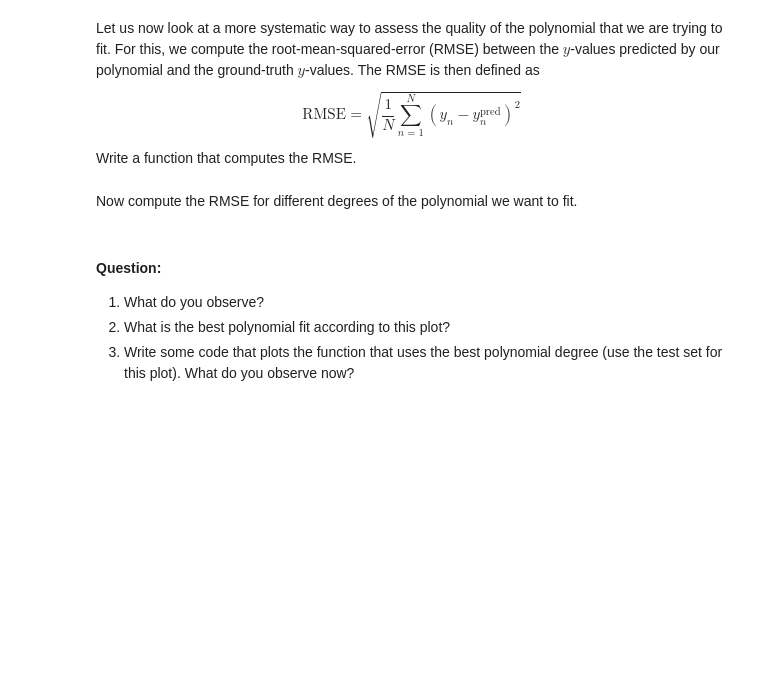
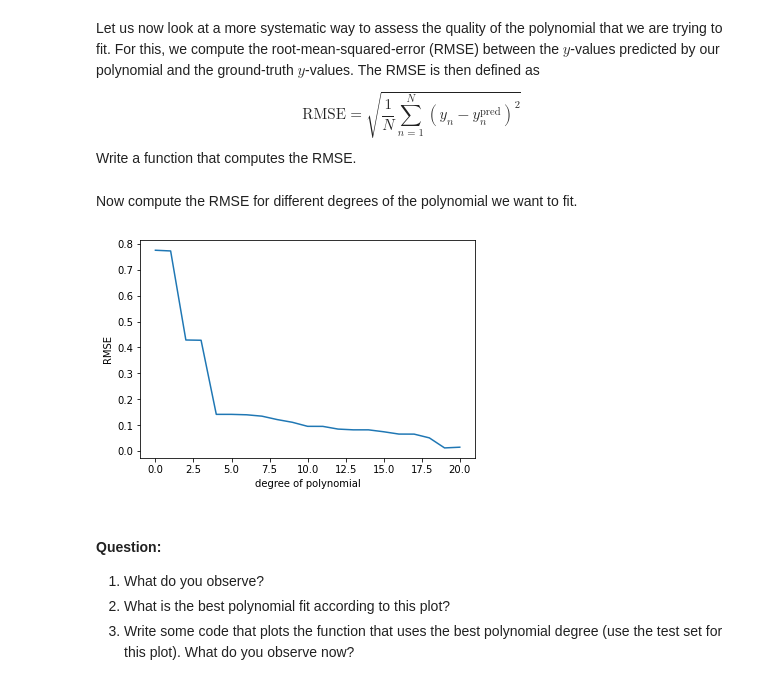
Before and after one commit to esweet431/mml-book.github.io, a Jupyter notebook: tutorials/tutorial_linear_regression.ipynb, the cells around one changed output. Cells and saved outputs as stored; diff of their text form; code cells hidden in the pictures; blank space fills up the shorter version.

```diff
--- a/tutorials/tutorial_linear_regression.ipynb
+++ b/tutorials/tutorial_linear_regression.ipynb
@@ -415,25 +424,28 @@ Write a function that computes the RMSE.
 # %%
 ## EDIT THIS FUNCTION
 def RMSE(y, ypred):
-    rmse = -1 ## <-- EDIT THIS LINE
+    rmse = np.sqrt(np.mean((y-ypred)**2))
     return rmse
 # %% [markdown]
 Now compute the RMSE for different degrees of the polynomial we want to fit.
 # %%
 ## EDIT THIS CELL
 K_max = 20
 rmse_train = np.zeros((K_max+1,))
 
 for k in range(K_max+1):
 
-
-    rmse_train[k] = -1 # <-- EDIT THIS LINE
-
+    Phi = poly_features(X, k)
+    theta_ml = nonlinear_features_maximum_likelihood(Phi, y)
+    y_pred = Phi @ theta_ml
+    rmse_train[k] = RMSE(y, y_pred)
 
 plt.figure()
 plt.plot(rmse_train)
 plt.xlabel("degree of polynomial")
 plt.ylabel("RMSE");
+# %% [output]
+[figure, added]
 # %% [markdown]
 #### Question:
 1. What do you observe?
```
Also changed, not shown: parts of 5 cells of this notebook.
